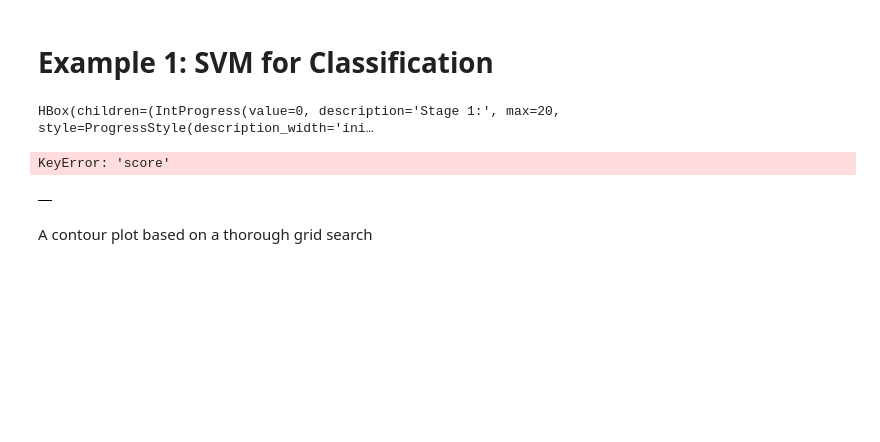
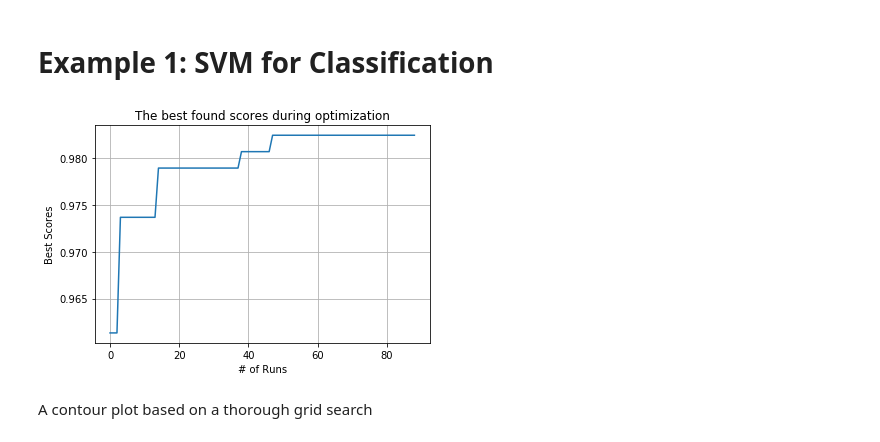
Before and after one commit to ZebinYang/SeqUD, a Jupyter notebook: examples/demo_sequd_sklearn.ipynb, the cells around one changed output. Cells and saved outputs as stored; diff of their text form; code cells hidden in the pictures; blank space fills up the shorter version.

```diff
--- a/examples/demo_sequd_sklearn.ipynb
+++ b/examples/demo_sequd_sklearn.ipynb
@@ -15,29 +15,24 @@ from SeqMM.pySeqUD import SeqUDSklearn
 # %%
 from sklearn import svm
 
 sx = MinMaxScaler()
 dt = datasets.load_breast_cancer()
 x = sx.fit_transform(dt.data)
 y = dt.target
 
 ParaSpace = {'C':     {'Type': 'continuous', 'Range': [-6, 16], 'Wrapper': np.exp2},
              'gamma': {'Type': 'continuous', 'Range': [-16, 6], 'Wrapper': np.exp2}}
 
 Level_Number = 20
 estimator = svm.SVC()
 score_metric = make_scorer(accuracy_score, True)
 cv = KFold(n_splits=5, random_state=0, shuffle=True)
 
-clf = SeqUDSklearn(estimator, cv, ParaSpace, Level_Number, scoring = score_metric, n_jobs = 2, refit = True, verbose = False)
+clf = SeqUDSklearn(estimator, cv, ParaSpace, Level_Number, scoring = score_metric, n_jobs = 2, refit = True, verbose = True)
 clf.fit(x, y)
 clf.plot_scores()
 # %% [output]
-HBox(children=(IntProgress(value=0, description='Stage 1:', max=20, style=ProgressStyle(description_width='ini…
-KeyError: 'score'
+[figure, added]
-# %%
-clf.logs
-# %% [output]
-|  |
 # %% [markdown]
 A contour plot based on a thorough grid search
 # %%
```
Also changed, not shown: parts of 3 cells of this notebook, 2 other files.
